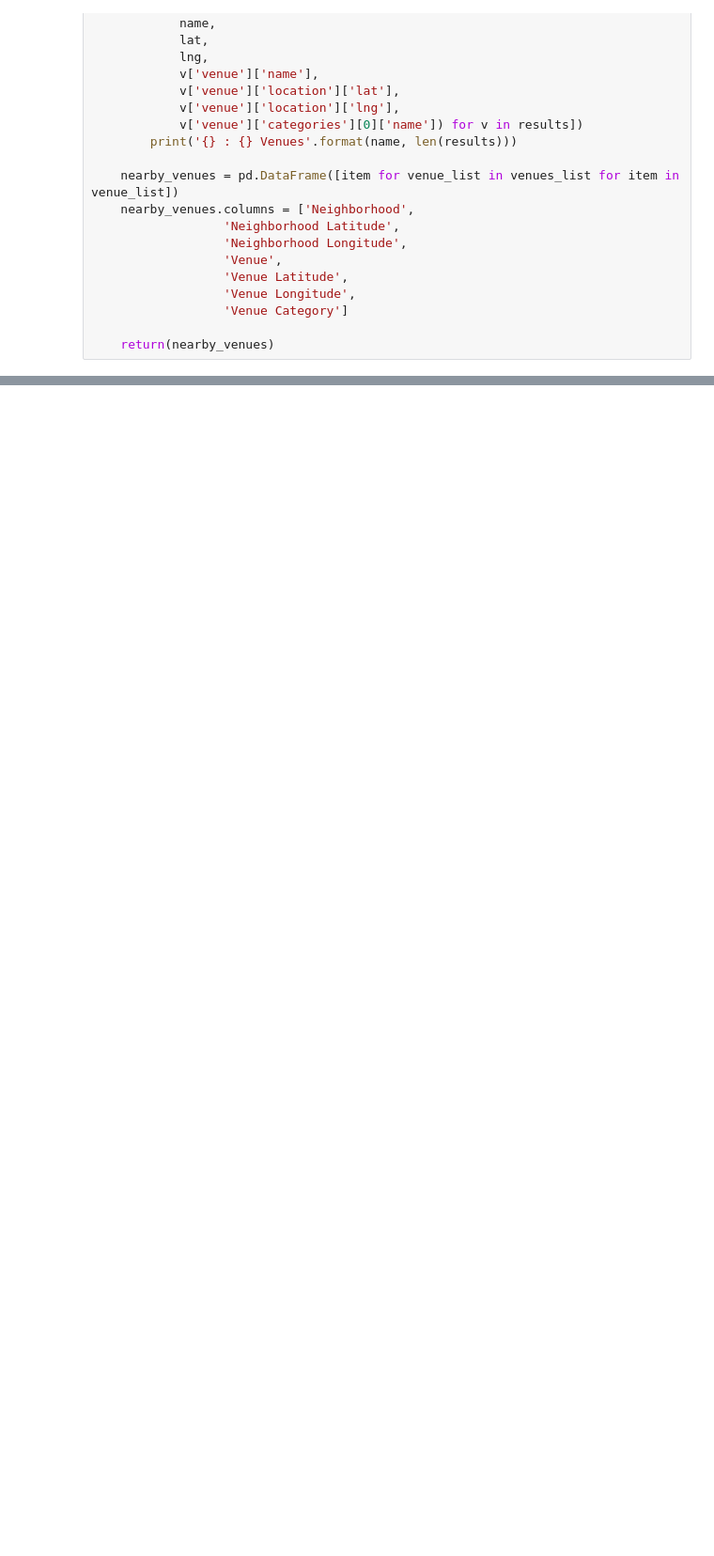
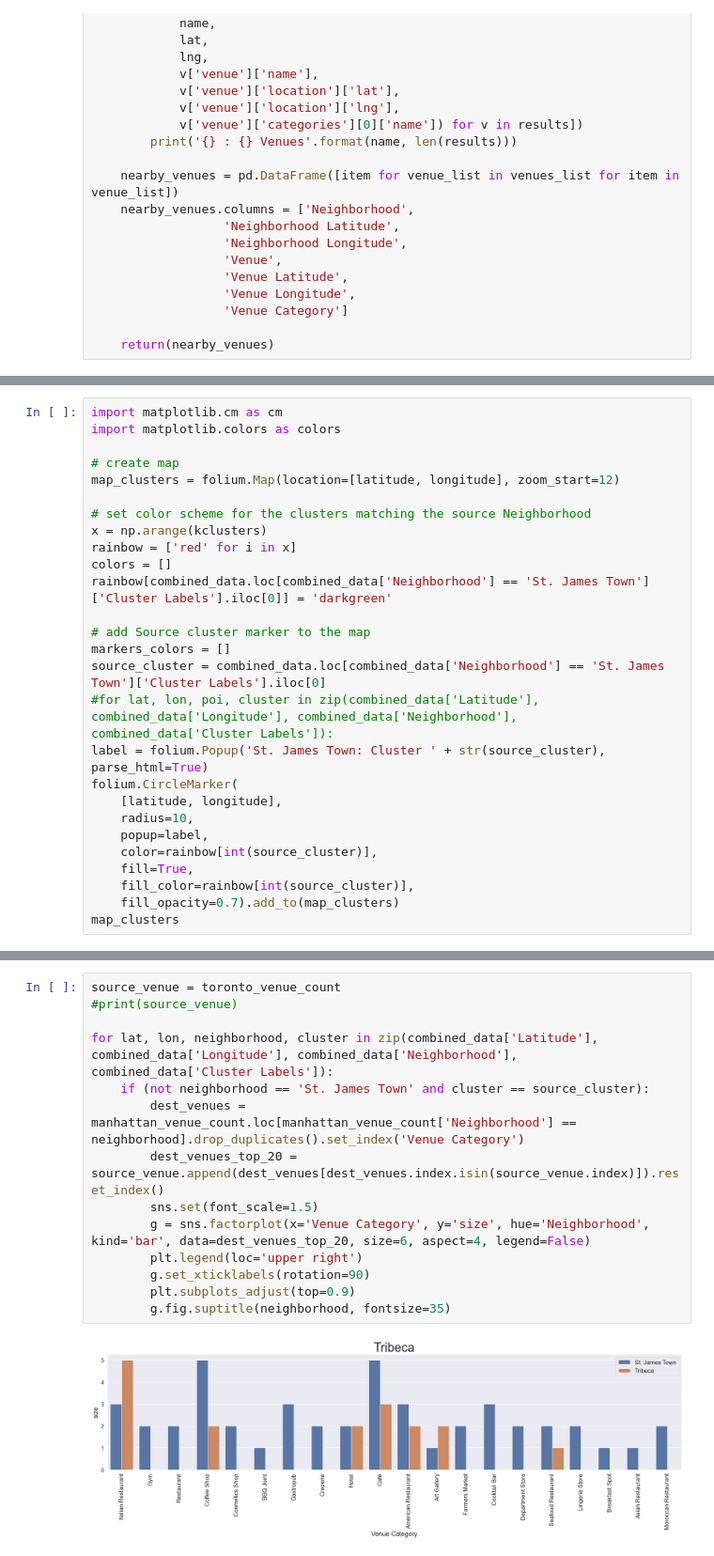
Before and after one commit to shreeshylahs/Coursera_Capstone, a Jupyter notebook: similar_neighborhood.ipynb, the cells around one changed output, grey strips where cells are left out. Shown at 94% size. Saved outputs shown, nothing was run; the diff lists cells and outputs as text; blank space fills up the shorter version.

```diff
--- a/similar_neighborhood.ipynb
+++ b/similar_neighborhood.ipynb
@@ -245,0 +572,27 @@ Name: Venue Category, Length: 321, dtype: object
+# %%
+import matplotlib.cm as cm
+import matplotlib.colors as colors
+
+# create map
+map_clusters = folium.Map(location=[latitude, longitude], zoom_start=12)
+
+# set color scheme for the clusters matching the source Neighborhood
+x = np.arange(kclusters)
+rainbow = ['red' for i in x]
+colors = []
+rainbow[combined_data.loc[combined_data['Neighborhood'] == 'St. James Town']['Cluster Labels'].iloc[0]] = 'darkgreen'
+
+# add Source cluster marker to the map
+markers_colors = []
+source_cluster = combined_data.loc[combined_data['Neighborhood'] == 'St. James Town']['Cluster Labels'].iloc[0]
+#for lat, lon, poi, cluster in zip(combined_data['Latitude'], combined_data['Longitude'], combined_data['Neighborhood'], combined_data['Cluster Labels']):
+label = folium.Popup('St. James Town: Cluster ' + str(source_cluster), parse_html=True)
+folium.CircleMarker(
+    [latitude, longitude],
+    radius=10,
+    popup=label,
+    color=rainbow[int(source_cluster)],
+    fill=True,
+    fill_color=rainbow[int(source_cluster)],
+    fill_opacity=0.7).add_to(map_clusters)
+map_clusters
@@ -245,0 +666,16 @@ Name: Venue Category, Length: 321, dtype: object
+# %%
+source_venue = toronto_venue_count
+#print(source_venue)
+
+for lat, lon, neighborhood, cluster in zip(combined_data['Latitude'], combined_data['Longitude'], combined_data['Neighborhood'], combined_data['Cluster Labels']):
+    if (not neighborhood == 'St. James Town' and cluster == source_cluster):
+        dest_venues = manhattan_venue_count.loc[manhattan_venue_count['Neighborhood'] == neighborhood].drop_duplicates().set_index('Venue Category')
+        dest_venues_top_20 = source_venue.append(dest_venues[dest_venues.index.isin(source_venue.index)]).reset_index()
+        sns.set(font_scale=1.5)
+        g = sns.factorplot(x='Venue Category', y='size', hue='Neighborhood', kind='bar', data=dest_venues_top_20, size=6, aspect=4, legend=False)
+        plt.legend(loc='upper right')
+        g.set_xticklabels(rotation=90)
+        plt.subplots_adjust(top=0.9)
+        g.fig.suptitle(neighborhood, fontsize=35)
+# %% [output]
+[figure, added]
```
Also changed, not shown: parts of 33 cells of this notebook.
